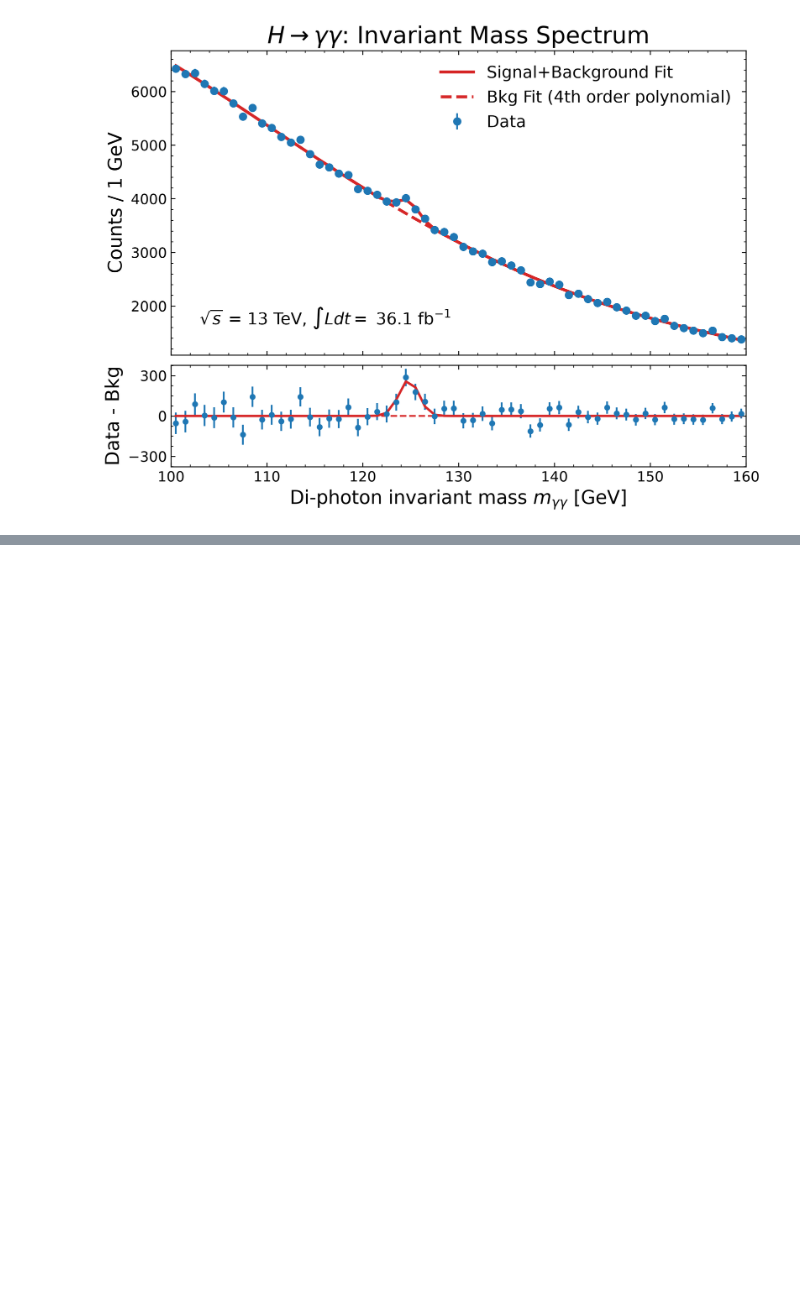
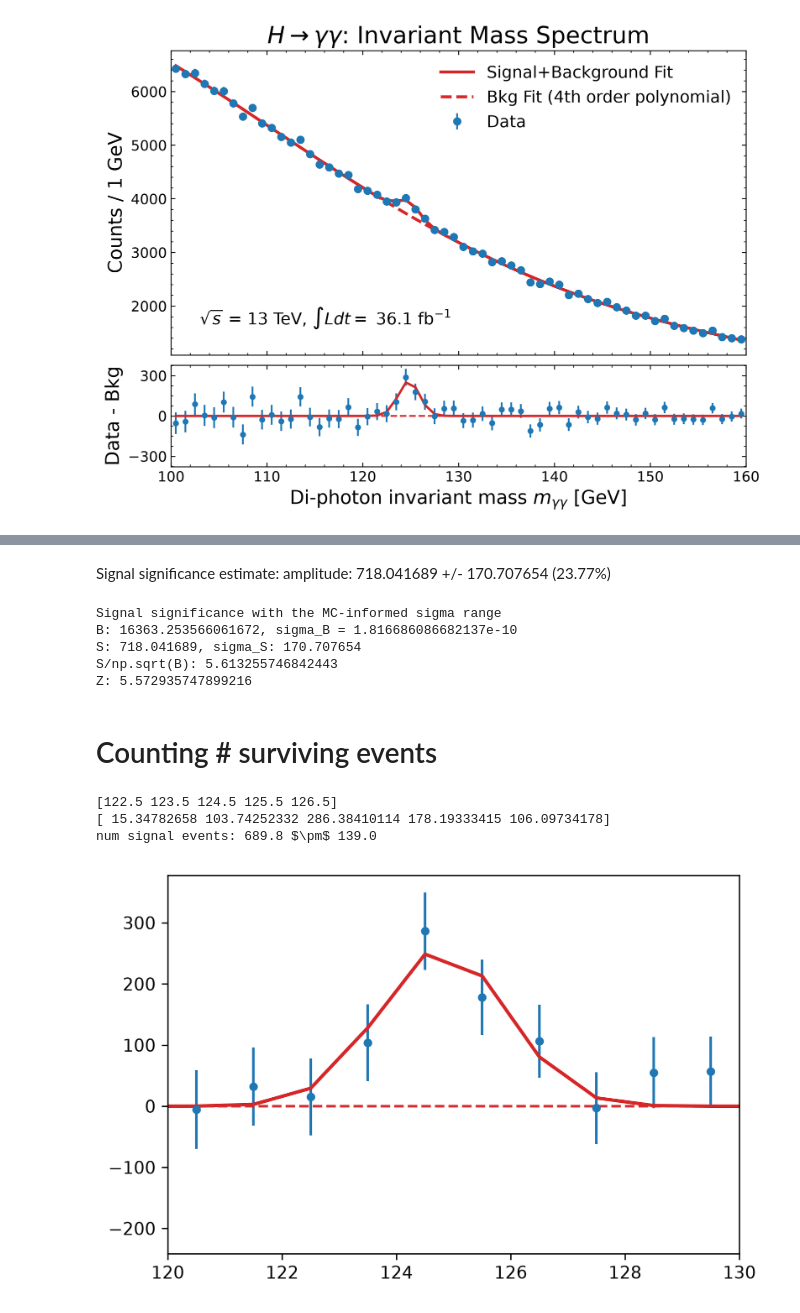
Before and after one commit to chrissellgrenbackup/intro-hep-project, a Jupyter notebook: higgs_analysis/Hgg_analysis.ipynb, the cells around one changed output, grey strips where cells are left out. Drawn from its saved outputs; the diff is of its cells as text; code cells hidden in the pictures; blank space fills up the shorter version.

```diff
--- a/higgs_analysis/Hgg_analysis.ipynb
+++ b/higgs_analysis/Hgg_analysis.ipynb
@@ -291,6 +440,14 @@ pars = poly_fit.guess(data_y,x=x,
                       c0 = data_y.max(), c1=0,c2=0,c3=0) #use zeroth order taylor poly as guess input
 pars = pars + gauss_fit.guess(data_y,x=bincenters,amplitude=100,
                               center = 125, sigma = 2) # feed educated guess to gaussian
+
+# restrict the width of the gaussian to the width determined from MC fit (within 1sig window)
+sigmacenter = 1.1196
+tol = 0.0125
+
+pars["sigma"].value = sigmacenter
+pars["sigma"].min = sigmacenter - tol
+pars["sigma"].max = sigmacenter + tol
 
 model = poly_fit + gauss_fit
 # note that smaller errorbars should have larger weight on fit
@@ -367,0 +642,54 @@ plt.savefig("plots/Hgg_massspec.png")
+# %% [markdown]
+Signal significance estimate:
+amplitude:  718.041689 +/- 170.707654 (23.77%)
+# %%
+import scipy.integrate as int
+mu = 124.8099
+
+sigma = 1.1071
+xlo = mu - 2 * sigma
+xhi = mu + 2 * sigma
+
+xc = np.linspace(xlo,xhi,100)
+def bg_func(xc):
+    return c0 + c1*xc + c2*xc**2 + c3*xc**3 + c4*xc**4
+
+print("Signal significance with the MC-informed sigma range")
+B, Berr = int.quad(bg_func,xlo,xhi)
+print(f"B: {B}, sigma_B = {Berr}")
+S = 718.041689
+Serr = 170.707654
+print(f'S: {S}, sigma_S: {Serr}')
+print(f'S/np.sqrt(B): {S/np.sqrt(B)}')
+
+# Azimov
+Z = np.sqrt(2*((S+B)* np.log(1+S/B) -  S))
+print(f'Z: {Z}')
+# %% [output]
+Signal significance with the MC-informed sigma range
+B: 16363.253566061672, sigma_B = 1.816686086682137e-10
+S: 718.041689, sigma_S: 170.707654
+S/np.sqrt(B): 5.613255746842443
+Z: 5.572935747899216
+# %% [markdown]
+# Counting # surviving events
+# %%
+plt.figure(figsize=(6,4),dpi=300)
+plt.errorbar(x=x, y=signal_y, yerr=data_y_err, fmt='o', color=data_color, markersize=4, label='_nolegend_')
+# Draw the fit to data
+plt.plot(bin_centres, fit.best_fit - bg_y, '-', color=fit_color, linewidth=2)
+# bg only reference line
+plt.plot(x, bg_y - bg_y, '--', color=fit_color, linewidth=1.5)
+plt.xlim(120,130)
+print(x[22:27])
+print(signal_y[22:27])
+
+nsigevents = np.sum(signal_y[22:27])
+signaleventserr = data_y_err[22:27]
+errsigevents = np.sqrt(np.sum([x**2 for x in signaleventserr]))
+print(rf'num signal events: {sigevents:.1f} $\pm$ {errsigevents:.1f}')
+# %% [output]
+[122.5 123.5 124.5 125.5 126.5]
+[ 15.34782658 103.74252332 286.38410114 178.19333415 106.09734178]
+num signal events: 689.8 $\pm$ 139.0
+[figure, added]
```
Also changed, not shown: parts of 15 cells of this notebook.
